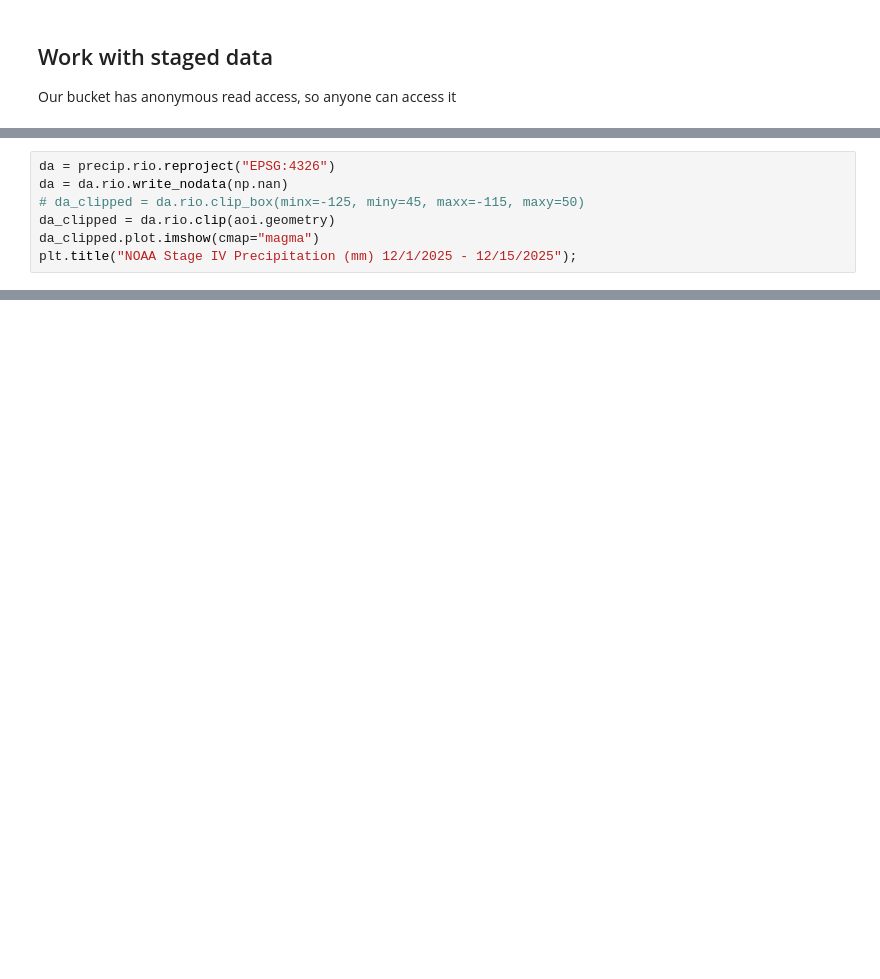
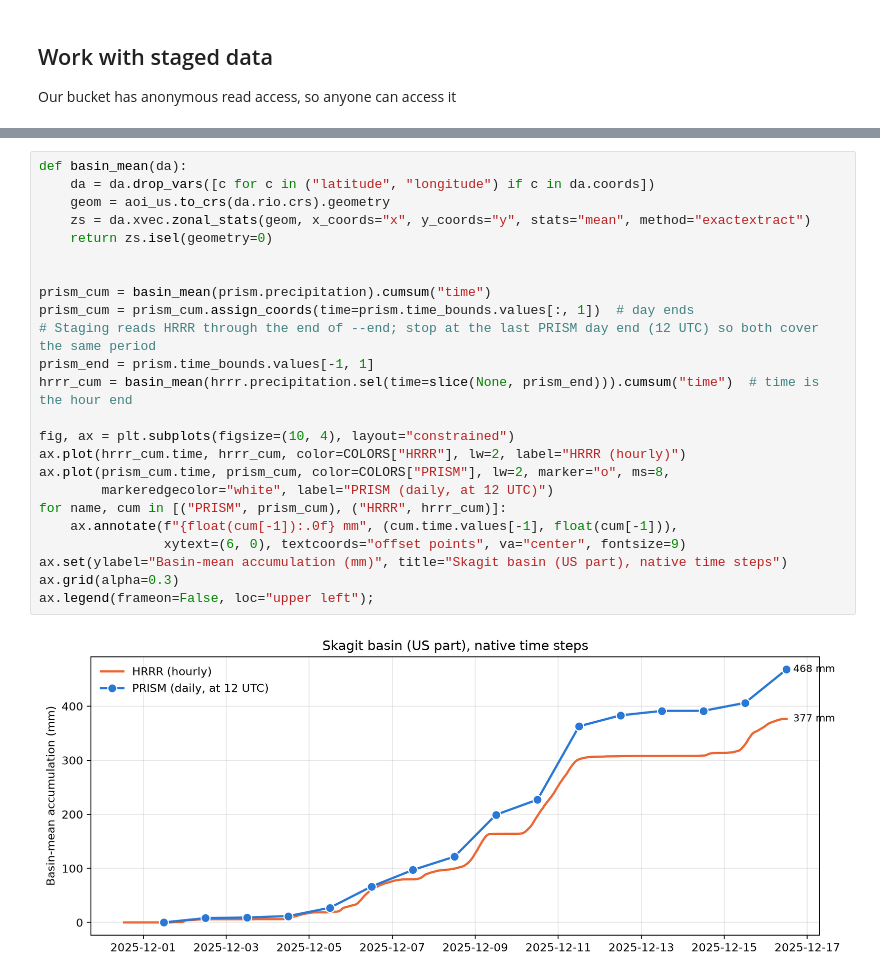
Before and after one commit to gaia-hazlab/gaia-cli, a Jupyter notebook: precip-example.ipynb, the cells around one changed output, grey strips where cells are left out. Drawn from its saved outputs; the diff is of its cells as text; blank space fills up the shorter version.

```diff
--- a/precip-example.ipynb
+++ b/precip-example.ipynb
@@ -86,7 +146,0 @@ precip
-# %%
-da = precip.rio.reproject("EPSG:4326")
-da = da.rio.write_nodata(np.nan)
-# da_clipped = da.rio.clip_box(minx=-125, miny=45, maxx=-115, maxy=50)
-da_clipped = da.rio.clip(aoi.geometry)
-da_clipped.plot.imshow(cmap="magma")
-plt.title("NOAA Stage IV Precipitation (mm) 12/1/2025 - 12/15/2025");
@@ -171,0 +318,26 @@ plt.suptitle("Skagit Precip 12/1/2025 - 12/15/2025", fontsize=12, y=1.04);
+# %%
+def basin_mean(da):
+    da = da.drop_vars([c for c in ("latitude", "longitude") if c in da.coords])
+    geom = aoi_us.to_crs(da.rio.crs).geometry
+    zs = da.xvec.zonal_stats(geom, x_coords="x", y_coords="y", stats="mean", method="exactextract")
+    return zs.isel(geometry=0)
+
+
+prism_cum = basin_mean(prism.precipitation).cumsum("time")
+prism_cum = prism_cum.assign_coords(time=prism.time_bounds.values[:, 1])  # day ends
+# Staging reads HRRR through the end of --end; stop at the last PRISM day end (12 UTC) so both cover the same period
+prism_end = prism.time_bounds.values[-1, 1]
+hrrr_cum = basin_mean(hrrr.precipitation.sel(time=slice(None, prism_end))).cumsum("time")  # time is the hour end
+
+fig, ax = plt.subplots(figsize=(10, 4), layout="constrained")
+ax.plot(hrrr_cum.time, hrrr_cum, color=COLORS["HRRR"], lw=2, label="HRRR (hourly)")
+ax.plot(prism_cum.time, prism_cum, color=COLORS["PRISM"], lw=2, marker="o", ms=8,
+        markeredgecolor="white", label="PRISM (daily, at 12 UTC)")
+for name, cum in [("PRISM", prism_cum), ("HRRR", hrrr_cum)]:
+    ax.annotate(f"{float(cum[-1]):.0f} mm", (cum.time.values[-1], float(cum[-1])),
+                xytext=(6, 0), textcoords="offset points", va="center", fontsize=9)
+ax.set(ylabel="Basin-mean accumulation (mm)", title="Skagit basin (US part), native time steps")
+ax.grid(alpha=0.3)
+ax.legend(frameon=False, loc="upper left");
+# %% [output]
+[figure, added]
```
Also changed, not shown: parts of 36 cells of this notebook.
